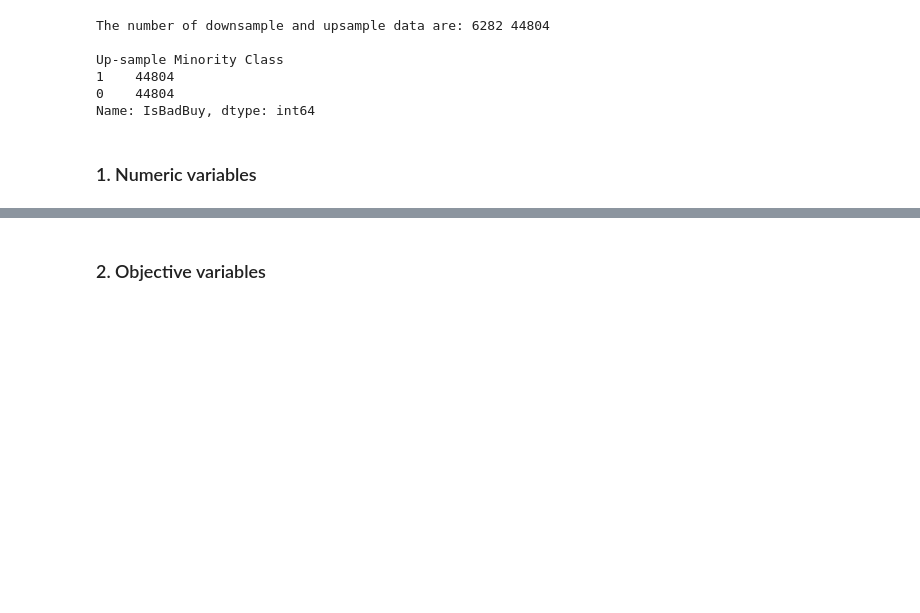
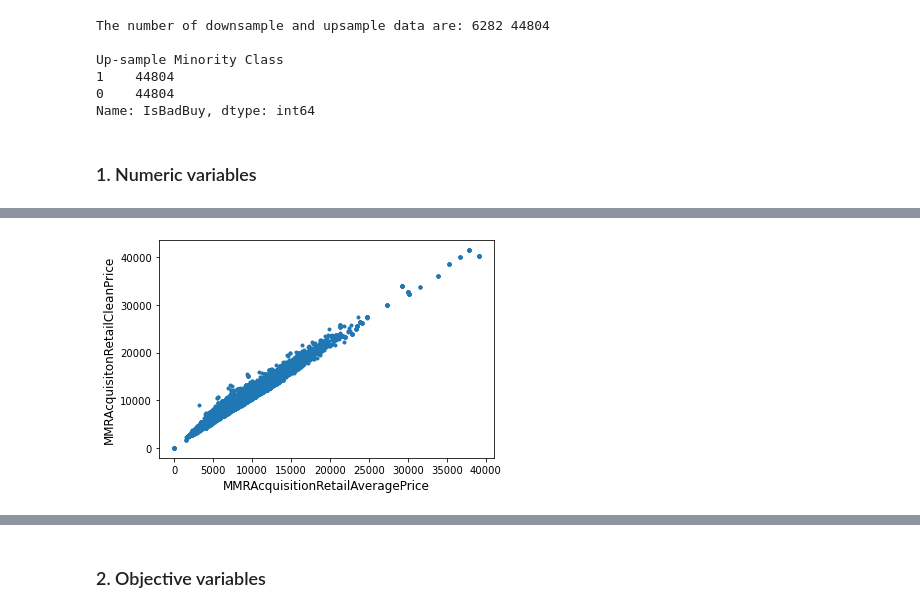
Before and after one commit to pchuy1906/AAA, a Jupyter notebook: Kaggle_Dont_Get_Kicked/Dont_Get_Kicked.ipynb, the cells around one changed output, grey strips where cells are left out. Drawn from its saved outputs; the diff is of its cells as text; code cells hidden in the pictures; blank space fills up the shorter version.

```diff
--- a/Kaggle_Dont_Get_Kicked/Dont_Get_Kicked.ipynb
+++ b/Kaggle_Dont_Get_Kicked/Dont_Get_Kicked.ipynb
@@ -177,0 +192,6 @@ def call_drop(feature, train, validation, test):
+# %%
+feature1 = 'MMRAcquisitionRetailAveragePrice'
+feature2 = 'MMRAcquisitonRetailCleanPrice'
+plot_corr(train, feature1, feature2)
+# %% [output]
+[figure, added]
```
Also changed, not shown: parts of 24 cells of this notebook, 1 other file.
